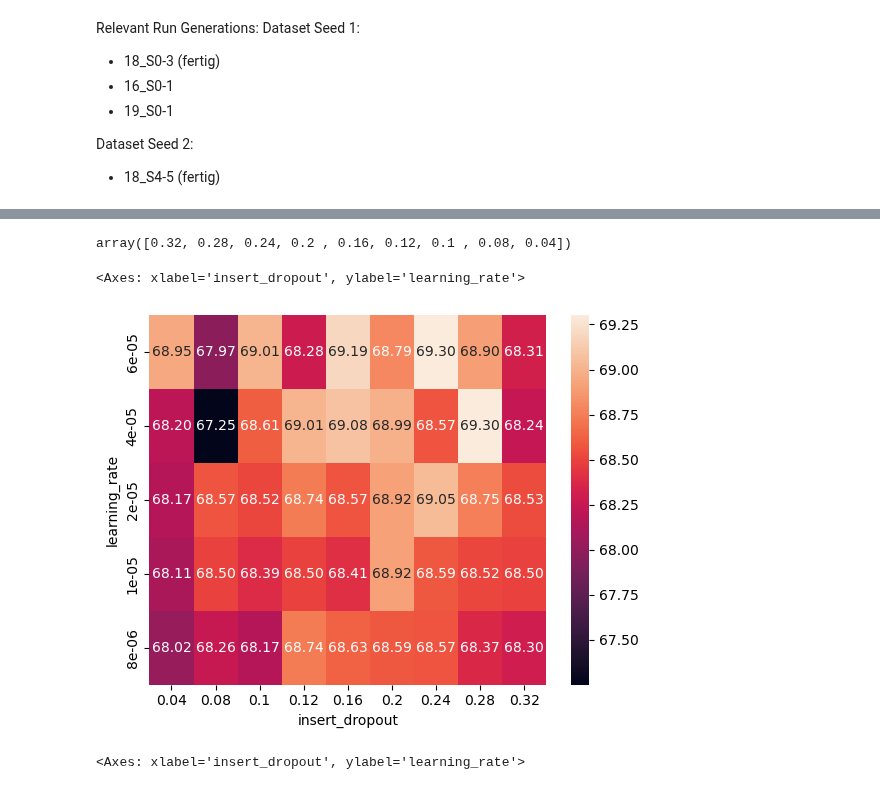
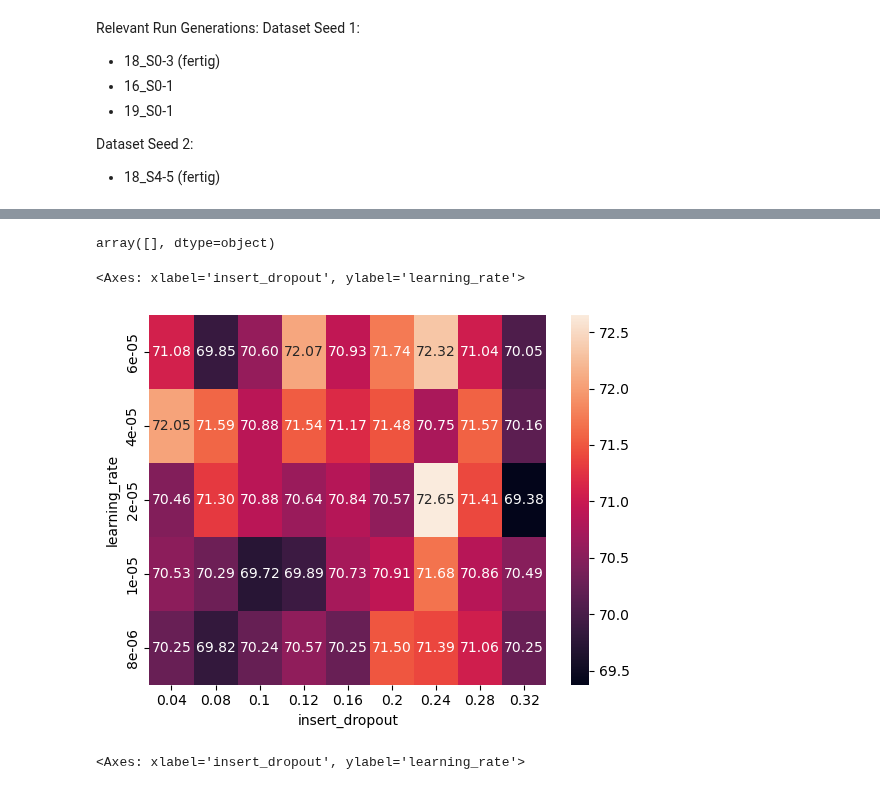
Before and after one commit to Ricu/fantastic-umbrella, a Jupyter notebook: notebooks/plotting_heatmaps.ipynb, the cells around one changed output, grey strips where cells are left out. Saved outputs shown, nothing was run; the diff lists cells and outputs as text; code cells hidden in the pictures.

```diff
--- a/notebooks/plotting_heatmaps.ipynb
+++ b/notebooks/plotting_heatmaps.ipynb
@@ -165,4 +161,7 @@ df
-# %%
-df["insert_dropout"].unique()
-# %% [output]
-array([0.32, 0.28, 0.24, 0.2 , 0.16, 0.12, 0.1 , 0.08, 0.04])
+# %%
+filter_a = df["dataset_seed"] == 2
+filter_b = df["task_name"] == 'qnli'
+filter = filter_a & filter_b
+df.loc[filter,'Tags'].unique()
+# %% [output]
+array([], dtype=object)
@@ -169,16 +229,26 @@ array([0.32, 0.28, 0.24, 0.2 , 0.16, 0.12, 0.1 , 0.08, 0.04])
 # %%
-df_pivot = df.loc[df["catch_dropout"]==0,].pivot_table(index=["learning_rate"],columns=["insert_dropout"],values=["best_accuracy"],aggfunc='median')
+df = df_64
+filter_a = df["dataset_seed"] == 2
+filter_b = df["catch_dropout"] == 0
+filter = filter_a & filter_b
+
+df_pivot = df.loc[filter,].pivot_table(
+    index=["learning_rate"],
+    columns=["insert_dropout"],
+    values=["best_accuracy"],
+    aggfunc='median'
+    )
 df_pivot = df_pivot.sort_index(ascending=False)
 df_pivot.columns = df_pivot.columns.droplevel(0)
 df_pivot = df_pivot * 100
 sns.heatmap(
     data=df_pivot,
     annot=True,
     fmt='.2f'
 )
 # %% [output]
 <Axes: xlabel='insert_dropout', ylabel='learning_rate'>
-[figure, old version]
+[figure, new version]
 # %%
 df_pivot = df.loc[df["catch_dropout"]!=0,].pivot_table(index=["learning_rate"],columns=["insert_dropout"],values=["best_accuracy"],aggfunc='median')
 df_pivot = df_pivot.sort_index(ascending=False)
```
Also changed, not shown: parts of 7 cells of this notebook, 14 other files.
